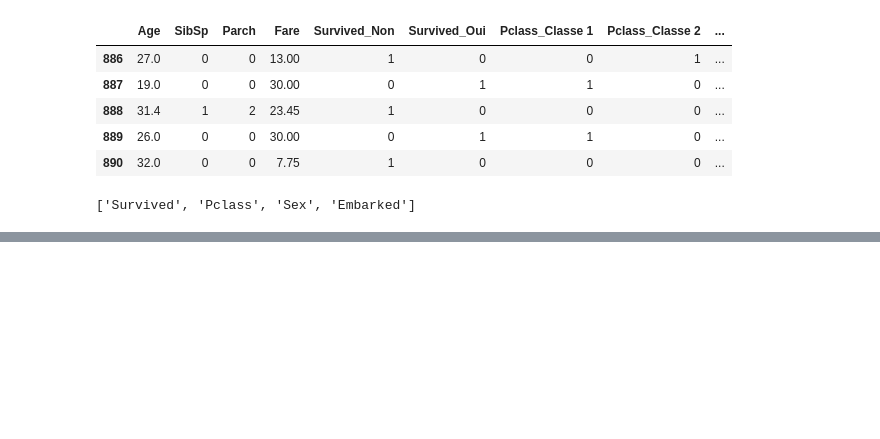
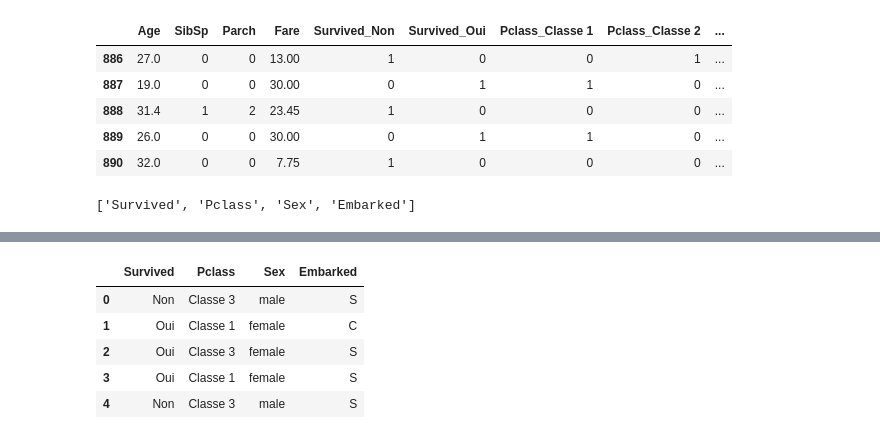
Before and after one commit to MohamedYansane/titanic, a Jupyter notebook: titanic.ipynb, the cells around one changed output, grey strips where cells are left out. Drawn from its saved outputs; the diff is of its cells as text; code cells hidden in the pictures; blank space fills up the shorter version.

Commit message:
inversing data_to_transform type nparray into dataframe and adding new Ordinal encoding with LabelEncoder and OrdinalEncoder

```diff
--- a/titanic.ipynb
+++ b/titanic.ipynb
@@ -838,3 +838,5 @@ newColQual = [var for var in qualitative_col if var not in ['Ticket','Cabin']]
 newColQual
 # %% [output]
 ['Survived', 'Pclass', 'Sex', 'Embarked']
+# %%
+data_to_transform = oneHot.fit_transform(dfEncoded[newColQual])
@@ -840,0 +857,13 @@ newColQual
+# %%
+#inversion je developpe avec le inverse et le transforme avec transform la combinaison des deux
+#inverse_transform
+df_inverse = pd.DataFrame(oneHot.inverse_transform(data_to_transform),columns=newColQual)
+# %%
+df_inverse.head()
+# %% [output]
+|  | Survived | Pclass | Sex | Embarked |
+| 0 | Non | Classe 3 | male | S |
+| 1 | Oui | Classe 1 | female | C |
+| 2 | Oui | Classe 3 | female | S |
+| 3 | Oui | Classe 1 | female | S |
+| 4 | Non | Classe 3 | male | S |
```
Also changed, not shown: parts of 9 cells of this notebook.
